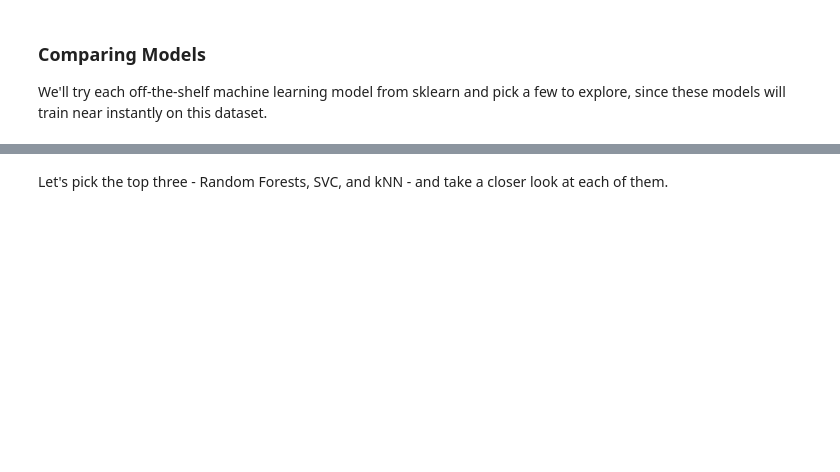
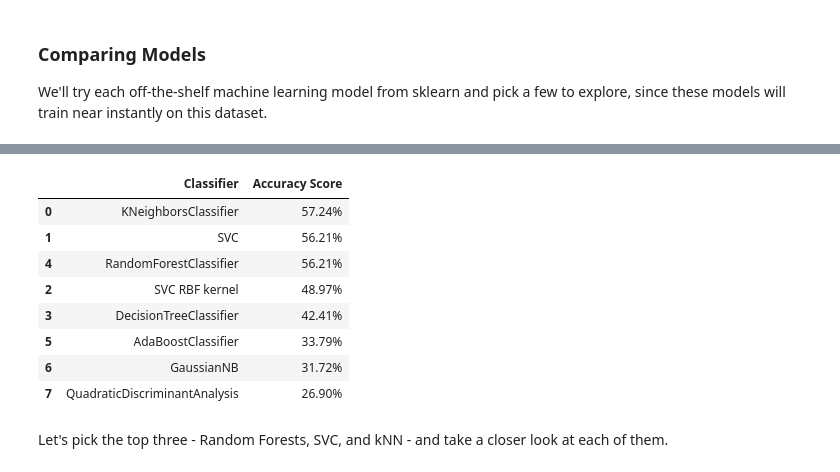
Before and after one commit to dana-alhabbash/Week3-ClassicML, a Jupyter notebook: Week_3_MachineLearning.ipynb, the cells around one changed output, grey strips where cells are left out. Drawn from its saved outputs; the diff is of its cells as text; code cells hidden in the pictures; blank space fills up the shorter version.

```diff
--- a/Week_3_MachineLearning.ipynb
+++ b/Week_3_MachineLearning.ipynb
@@ -564,3 +564,41 @@ scores_df.sort_values(by='Accuracy Score',axis=0,ascending=False)
+# %%
+from sklearn.neighbors import KNeighborsClassifier
+from sklearn.svm import SVC
+from sklearn.tree import DecisionTreeClassifier
+from sklearn.ensemble import RandomForestClassifier, AdaBoostClassifier
+from sklearn.naive_bayes import GaussianNB
+from sklearn.discriminant_analysis import QuadraticDiscriminantAnalysis
+
+classification_models = [
+    KNeighborsClassifier(),#(3),
+    SVC(kernel='linear'),#, C=0.025),
+    SVC(kernel='rbf'),
+    DecisionTreeClassifier(),#max_depth=5),
+    RandomForestClassifier(),#max_depth=5, n_estimators=10, max_features=1),
+    AdaBoostClassifier(),
+    GaussianNB(),
+    QuadraticDiscriminantAnalysis()]
+
+scores = []
+for model in classification_models:
+    model.fit(X_train_minmax, y_train)
+    score = model.score(X_test_minmax, y_test)
+    model_name = type(model).__name__
+    if model_name=='SVC' and model.kernel=='rbf': model_name+=' RBF kernel'
+    scores.append((model_name,(f'{100*score:.2f}%')))
+# Make it pretty
+scores_df = pd.DataFrame(scores,columns=['Classifier','Accuracy Score'])
+scores_df.sort_values(by='Accuracy Score',axis=0,ascending=False)
+# %% [output]
+|  | Classifier | Accuracy Score |
+| 0 | KNeighborsClassifier | 57.24% |
+| 1 | SVC | 56.21% |
+| 4 | RandomForestClassifier | 56.21% |
+| 2 | SVC RBF kernel | 48.97% |
+| 3 | DecisionTreeClassifier | 42.41% |
+| 5 | AdaBoostClassifier | 33.79% |
+| 6 | GaussianNB | 31.72% |
+| 7 | QuadraticDiscriminantAnalysis | 26.90% |
 # %% [markdown]
 Let's pick the top three - Random Forests, SVC, and kNN - and take a closer look at each of them.
 # %% [markdown]
```
Also changed, not shown: parts of 2 cells of this notebook.
